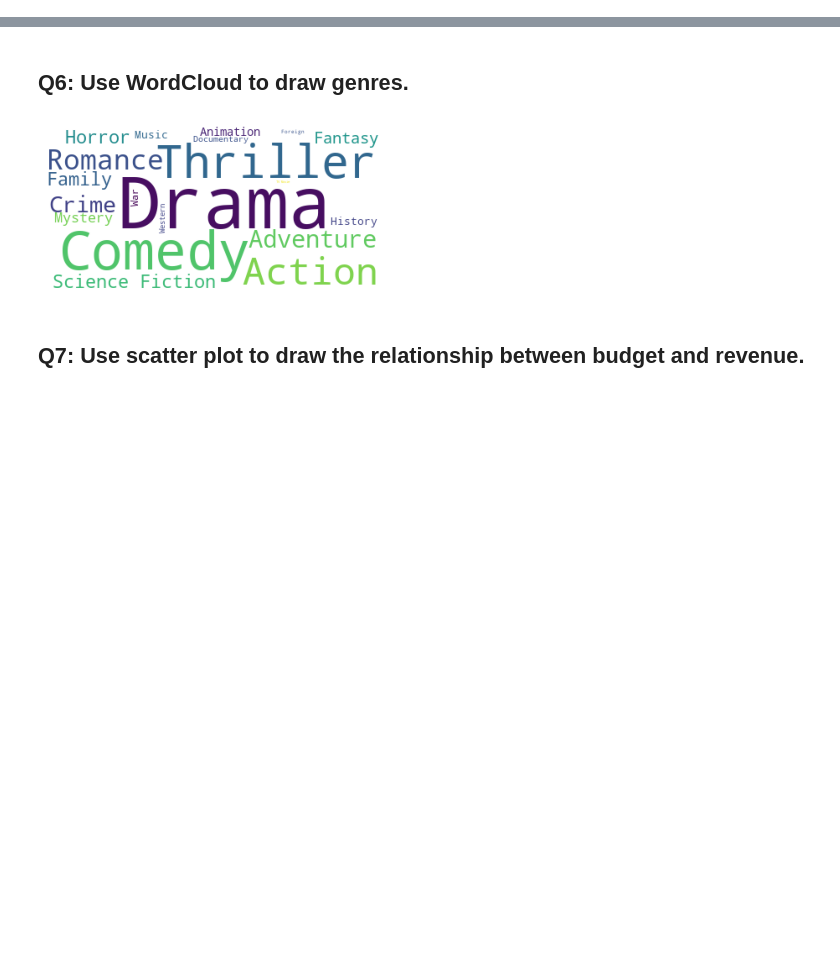
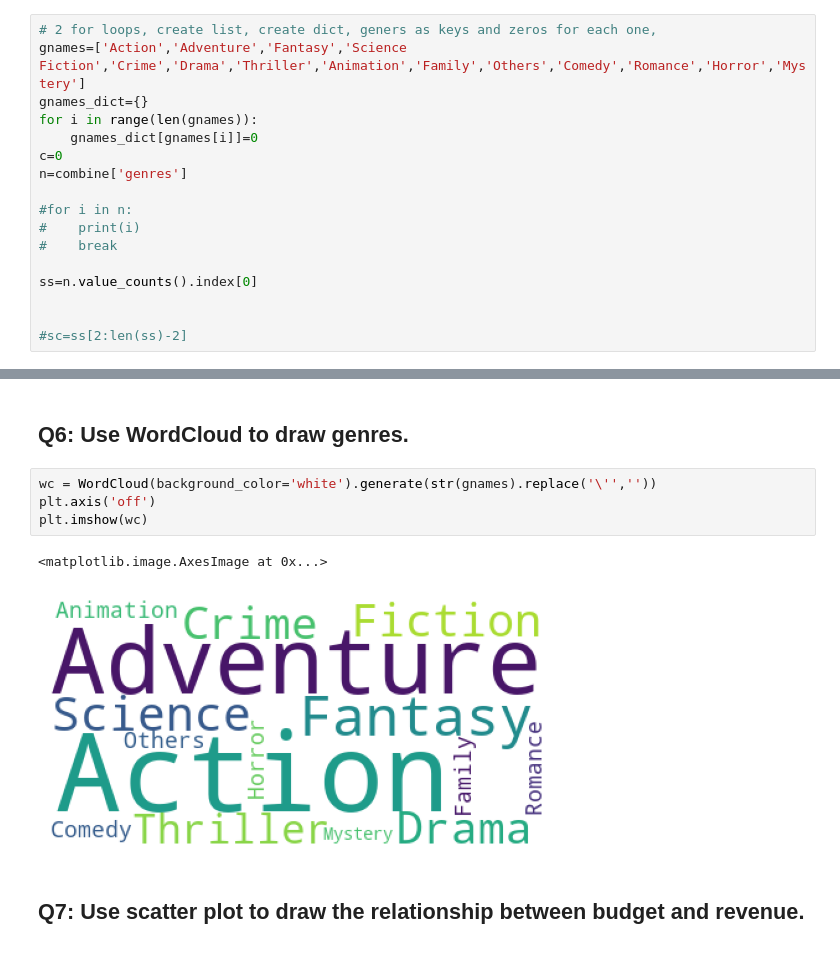
Before and after one commit to Tuwaiq-Data-Science-Bootcamp-V5/Plotly-Lab1, a Jupyter notebook: Plotly_Assignment.ipynb, the cells around one changed output, grey strips where cells are left out. Drawn from its saved outputs; the diff is of its cells as text; blank space fills up the shorter version.

```diff
--- a/Plotly_Assignment.ipynb
+++ b/Plotly_Assignment.ipynb
@@ -89,3 +116,19 @@ movies.head(3)
 - Hint: Use Counter to calculate Frequency
 - Add new catagory to Genres called Others when the Frequency < 200
 # %%
+# 2 for loops, create list, create dict, geners as keys and zeros for each one,
+gnames=['Action','Adventure','Fantasy','Science Fiction','Crime','Drama','Thriller','Animation','Family','Others','Comedy','Romance','Horror','Mystery']
+gnames_dict={}
+for i in range(len(gnames)):
+    gnames_dict[gnames[i]]=0
+c=0
+n=combine['genres']
+
+#for i in n:
+#    print(i)
+#    break
+
+ss=n.value_counts().index[0]
+
+
+#sc=ss[2:len(ss)-2]
@@ -117,8 +155,12 @@ movies.head(3)
 # %% [markdown]
 ## Q6: Use WordCloud to draw genres.
 # %%
+wc = WordCloud(background_color='white').generate(str(gnames).replace('\'',''))
+plt.axis('off')
+plt.imshow(wc)
 # %% [output]
+<matplotlib.image.AxesImage at 0x...>
-[figure, old version]
+[figure, new version]
 # %% [markdown]
 ## Q7: Use scatter plot to draw the relationship between budget and revenue.
 ![p3.png](attachment:p3.png)
```
Also changed, not shown: parts of 9 cells of this notebook, 2 other files.
